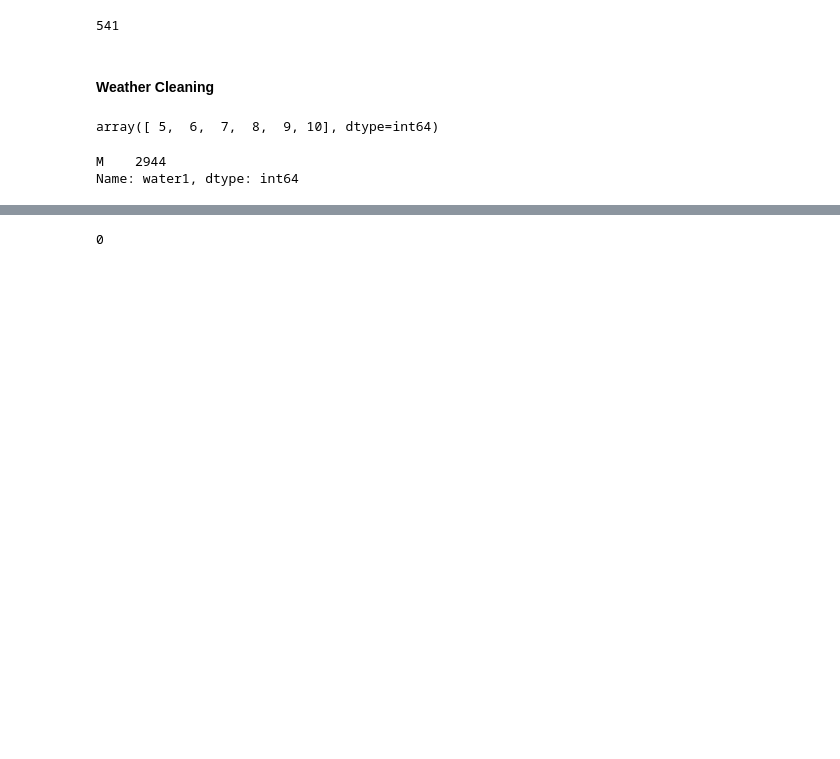
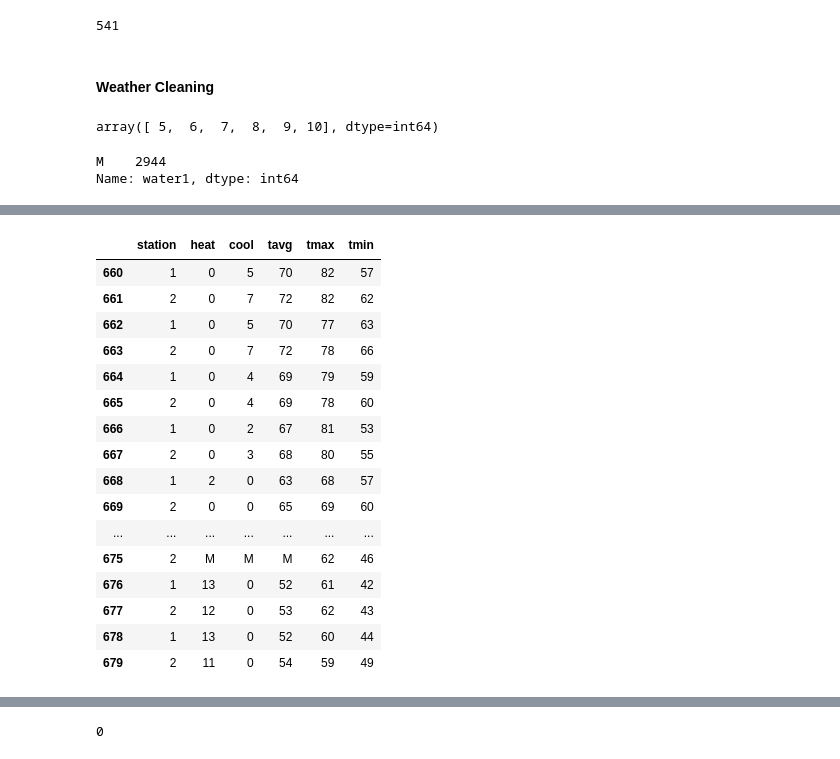
Before and after one commit to kkhalis/project_4, a Jupyter notebook: Project 4 - West Nile Virus Prediction_Bingming.ipynb, the cells around one changed output, grey strips where cells are left out. Cells and saved outputs as stored; diff of their text form; code cells hidden in the pictures; blank space fills up the shorter version.

Commit message:
Cleaning - Ming

```diff
--- a/Project 4 - West Nile Virus Prediction_Bingming.ipynb
+++ b/Project 4 - West Nile Virus Prediction_Bingming.ipynb
@@ -433,5 +431,0 @@ check_list = ['tavg', 'dewpoint', 'wetbulb', 'heat', 'cool', 'depart', 'snowfall
-# %%
-col_to_clean = [col for col in weather.columns if 'M' in weather[col].unique() or 'T' in weather[col].unique()]
-print(f'columns with M or T: {col_to_clean}')
-for col in col_to_clean:
-    weather[col] = weather[col].apply(clean_data)
@@ -440,3 +448,23 @@ columns with M or T: ['tavg', 'depart', 'wetbulb', 'heat', 'cool', 'depth', 'sno
+# %%
+weather.loc[:, ['station', 'heat', 'cool', 'tavg', 'tmax', 'tmin']].iloc[660:680]
+# %% [output]
+|  | station | heat | cool | tavg | tmax | tmin |
+| 660 | 1 | 0 | 5 | 70 | 82 | 57 |
+| 661 | 2 | 0 | 7 | 72 | 82 | 62 |
+| 662 | 1 | 0 | 5 | 70 | 77 | 63 |
+| 663 | 2 | 0 | 7 | 72 | 78 | 66 |
+| 664 | 1 | 0 | 4 | 69 | 79 | 59 |
+| 665 | 2 | 0 | 4 | 69 | 78 | 60 |
+| 666 | 1 | 0 | 2 | 67 | 81 | 53 |
+| 667 | 2 | 0 | 3 | 68 | 80 | 55 |
+| 668 | 1 | 2 | 0 | 63 | 68 | 57 |
+| 669 | 2 | 0 | 0 | 65 | 69 | 60 |
+| ... | ... | ... | ... | ... | ... | ... |
+| 675 | 2 | M | M | M | 62 | 46 |
+| 676 | 1 | 13 | 0 | 52 | 61 | 42 |
+| 677 | 2 | 12 | 0 | 53 | 62 | 43 |
+| 678 | 1 | 13 | 0 | 52 | 60 | 44 |
+| 679 | 2 | 11 | 0 | 54 | 59 | 49 |
 # %%
 col_to_clean.append(['resultspeed', 'resultdir'])
 # %%
```
Also changed, not shown: parts of 17 cells of this notebook, 1 other file.
